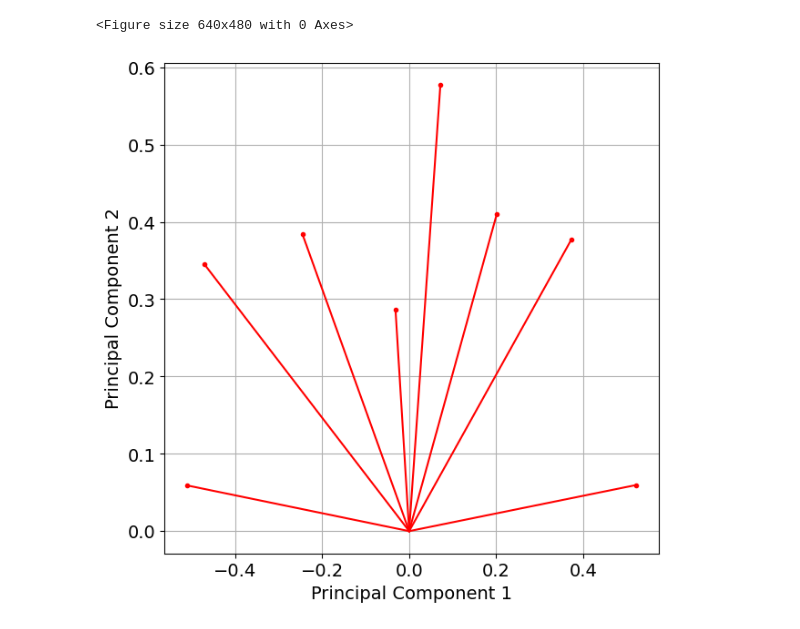
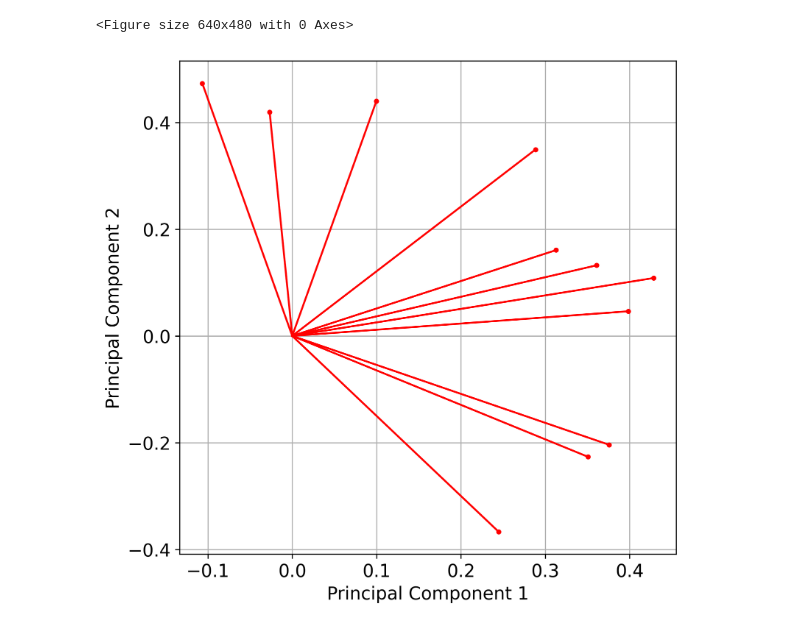
Before and after one commit to ges134/indicator-calculation, a Jupyter notebook: notebooks/contribution-article.ipynb, the cells around one changed output. Saved outputs shown, nothing was run; the diff lists cells and outputs as text; code cells hidden in the pictures.

Commit message:
fix: Ajustement de certains graphiques

```diff
--- a/notebooks/contribution-article.ipynb
+++ b/notebooks/contribution-article.ipynb
@@ -8,29 +6,32 @@ plt.rcParams['date.converter'] = 'concise'
 # %%
 plt.clf()
 
 plt.rcParams.update({'font.size': 14})
 
 eigen_vectors = [
-  [-0.5104133039163357,0.05912354208611089,0.34328005575308074,-0.04210004567115914,-0.3256987845274617,-0.1975385935266521,0.3643643358479253,-0.5818131074666476],
-  [0.20151140836717038,0.4104401172718641,-0.47705533882447443,-0.39151113609069493,0.05239058389044891,-0.606534392197948,0.1674834421664466,-0.10672324418110472],
-  [-0.4705217776988349,0.34515660301127626,0.019168123792950298,0.23016218227336943,-0.3250174889536272,-0.25476302776626314,-0.09155649400214763,0.6536137765943599],
-  [0.5216801053121204,0.05961375360538629,0.20261286287621177,0.32729156507065393,-0.2131304154711705,-0.01906413622146501,0.698128427423189,0.20725108170564385],
-  [-0.24531066926879025,0.3842838672975818,-0.3097112679255719,0.5518824050323371,0.5187492837553418,0.20230714135104136,0.20470806146039106,-0.19929610419722152],
-  [0.3728443869186861,0.37725375412765966,0.32886058324951084,0.38605989958314935,-0.13066767281421077,-0.235239068391182,-0.5418477378097248,-0.30897363620980267],
-  [-0.03145658589171435,0.2870159258480029,0.6373165407465464,-0.3410890440948052,0.5831054192126236,-0.058762488524015145,0.0889811650279793,0.20672596523077885],
-  [0.07176878016183467,0.5770474931276092,-0.05398974017508318,-0.33896024354529547,-0.3375319189674151,0.6542998278659082,-0.00015957980637728455,-0.04494894423529829]
+  [0.35078062785134245,-0.2265563055041675,-0.3580285976427716,0.052539857088957954,-0.17640022611462794,0.07242175779908841,-0.41604195358528345,0.1283085062493371,-0.48089724785653243,0.47646174926952545,0.10240305678827641],
+  [0.4285048678508091,0.10841160295168377,0.2206251120390836,-0.04805926687517809,-0.11914428709726572,-0.22376302881562649,-0.09292995971275061,-0.30068334133009644,0.18547865463706126,-0.07533589581783501,0.7417923142469304],
+  [0.36099335962899987,0.1322646910470176,-0.16821080742004865,0.0012063136115698014,-0.4445505581115717,0.6077638545482589,0.43010522873394497,-0.19380087737350246,-0.016980555295689422,-0.15386545716060807,-0.10187839440966974],
+  [0.39861466655736494,0.046114939566697204,0.019559652340744707,-0.4174042335331065,0.362148959905385,0.13426139689323766,0.010399306218170026,0.618150624452478,-0.0803554361021126,-0.3496564407006513,0.06525282531337354],
+  [0.3756357867648525,-0.2039226860569176,-0.12115573309923953,0.10504008612173203,0.3501807420691488,-0.29009290501805646,0.5944889198179523,-0.025492461060944573,0.18089024002822712,0.4304268711112098,-0.11298320729372155],
+  [0.24469110849386191,-0.36682502262410127,-0.4323073018106715,0.1165316516005128,0.03681810906524725,-0.10026842351683089,-0.3526866679890628,-0.18091862504402195,0.45152446693942466,-0.41353460338230374,-0.24835953406921268],
+  [-0.10662602817805784,0.4731706924350147,-0.3971223319516636,-0.037429731712523985,-0.2865905323175641,-0.10255539074885552,-0.036477930686934966,0.41766999840774555,0.5073034538232342,0.2657500259434915,0.09603528336997402],
+  [-0.026777137277049723,0.4194742295449363,-0.4190223436635934,-0.5040563456732879,0.2032314876024756,-0.23138445250478815,0.006416509856549306,-0.4596309009246044,-0.26886204663985447,-0.047163626490217964,-0.1140924391861687],
+  [0.28846715840472725,0.3492568215578291,0.10912191278180469,0.4314172636004602,-0.24260505182390033,-0.4992790253408549,0.03272719940321438,0.156091414868322,-0.30659028799591825,-0.2849502585382549,-0.29666700812350477],
+  [0.09977682262744098,0.4398698580719401,-0.04783277235848529,0.5154699757365885,0.5607381301250116,0.3817113563682055,-0.21343450621566726,-0.11739810092655095,0.04100408504928575,0.06769356183567023,0.05320392488154491],
+  [0.31288312132423257,0.16074394745759388,0.49539163863426583,-0.2979683536139866,-0.07215797541462876,0.06352198270473564,-0.3276771757032258,-0.12735945146983244,0.25626551281400334,0.3262970842297227,-0.48692005819140816]
 ]
 
-plt.figure(figsize=(7, 7))
+plt.figure(figsize=(7, 7), dpi=300)
 plt.xlabel('Principal Component 1')
 plt.ylabel('Principal Component 2')
 
 for i, contribution in enumerate(eigen_vectors):
     plt.plot(contribution[0], contribution[1], 'r.')
     plt.plot([0, contribution[0]], [0, contribution[1]], 'r-')
 
 plt.grid(True)
 plt.show()
 # %% [output]
 <Figure size 640x480 with 0 Axes>
-[figure, old version]
+[figure, new version]
```
Also changed, not shown: parts of 1 cell of this notebook, 1 other file.
